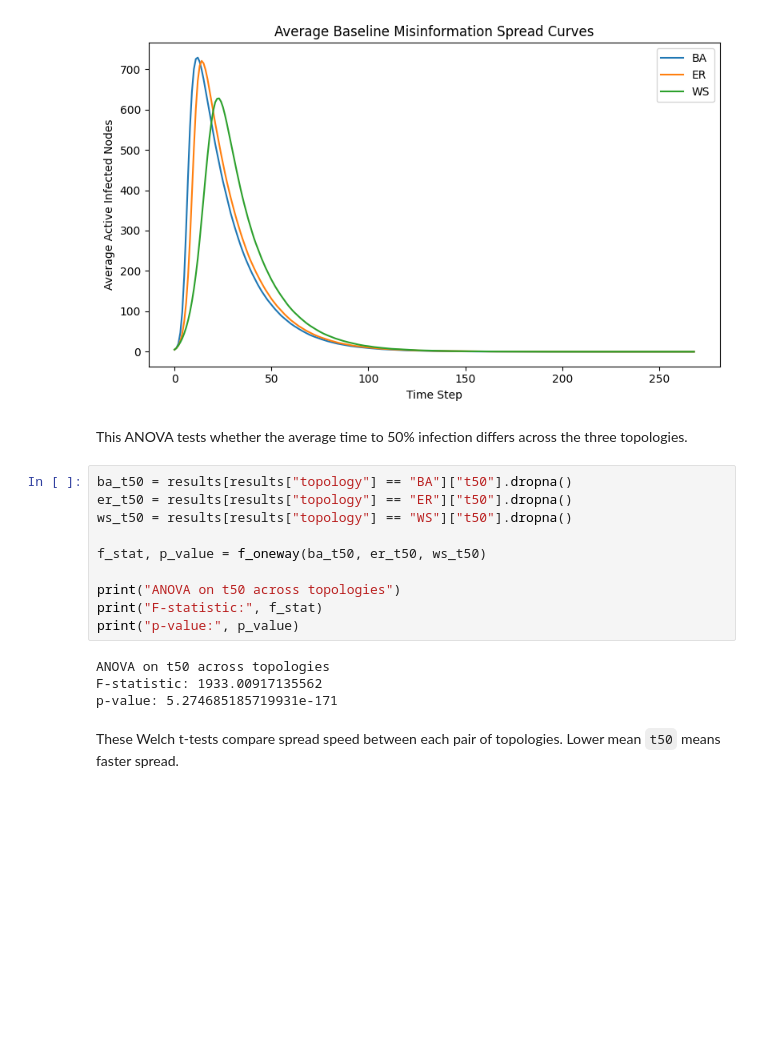
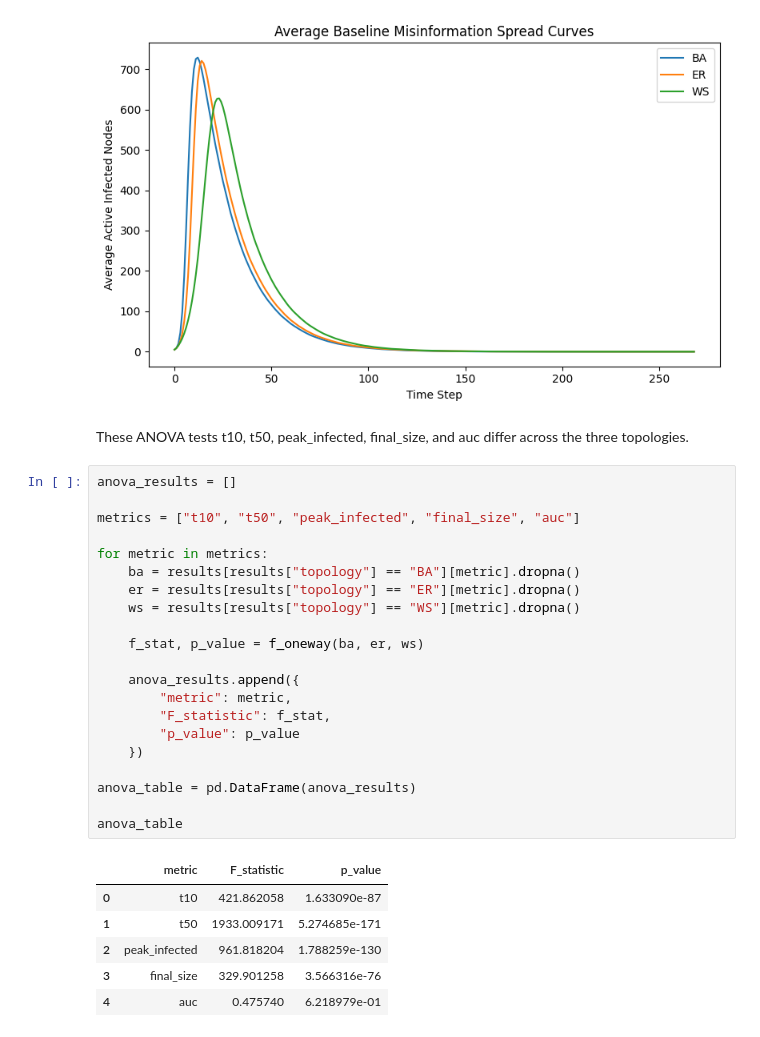
Before and after one commit to ishn29/misinformation-topology-research, a Jupyter notebook: notebooks/baseline_analysis.ipynb, the cells around one changed output. Saved outputs shown, nothing was run; the diff lists cells and outputs as text; blank space fills up the shorter version.

```diff
--- a/notebooks/baseline_analysis.ipynb
+++ b/notebooks/baseline_analysis.ipynb
@@ -299,20 +299,32 @@ plt.show()
 # %% [output]
 [figure]
 # %% [markdown]
-This ANOVA tests whether the average time to 50% infection differs across the three topologies.
+These ANOVA tests t10, t50, peak_infected, final_size, and auc differ across the three topologies.
 # %%
-ba_t50 = results[results["topology"] == "BA"]["t50"].dropna()
-er_t50 = results[results["topology"] == "ER"]["t50"].dropna()
-ws_t50 = results[results["topology"] == "WS"]["t50"].dropna()
+anova_results = []
 
-f_stat, p_value = f_oneway(ba_t50, er_t50, ws_t50)
+metrics = ["t10", "t50", "peak_infected", "final_size", "auc"]
 
-print("ANOVA on t50 across topologies")
-print("F-statistic:", f_stat)
-print("p-value:", p_value)
+for metric in metrics:
+    ba = results[results["topology"] == "BA"][metric].dropna()
+    er = results[results["topology"] == "ER"][metric].dropna()
+    ws = results[results["topology"] == "WS"][metric].dropna()
+
+    f_stat, p_value = f_oneway(ba, er, ws)
+
+    anova_results.append({
+        "metric": metric,
+        "F_statistic": f_stat,
+        "p_value": p_value
+    })
+
+anova_table = pd.DataFrame(anova_results)
+
+anova_table
 # %% [output]
-ANOVA on t50 across topologies
-F-statistic: 1933.00917135562
-p-value: 5.274685185719931e-171
+|  | metric | F_statistic | p_value |
+| 0 | t10 | 421.862058 | 1.633090e-87 |
+| 1 | t50 | 1933.009171 | 5.274685e-171 |
+| 2 | peak_infected | 961.818204 | 1.788259e-130 |
+| 3 | final_size | 329.901258 | 3.566316e-76 |
+| 4 | auc | 0.475740 | 6.218979e-01 |
-# %% [markdown]
-These Welch t-tests compare spread speed between each pair of topologies. Lower mean `t50` means faster spread.
```
Also changed, not shown: parts of 2 cells of this notebook, 1 other file.
